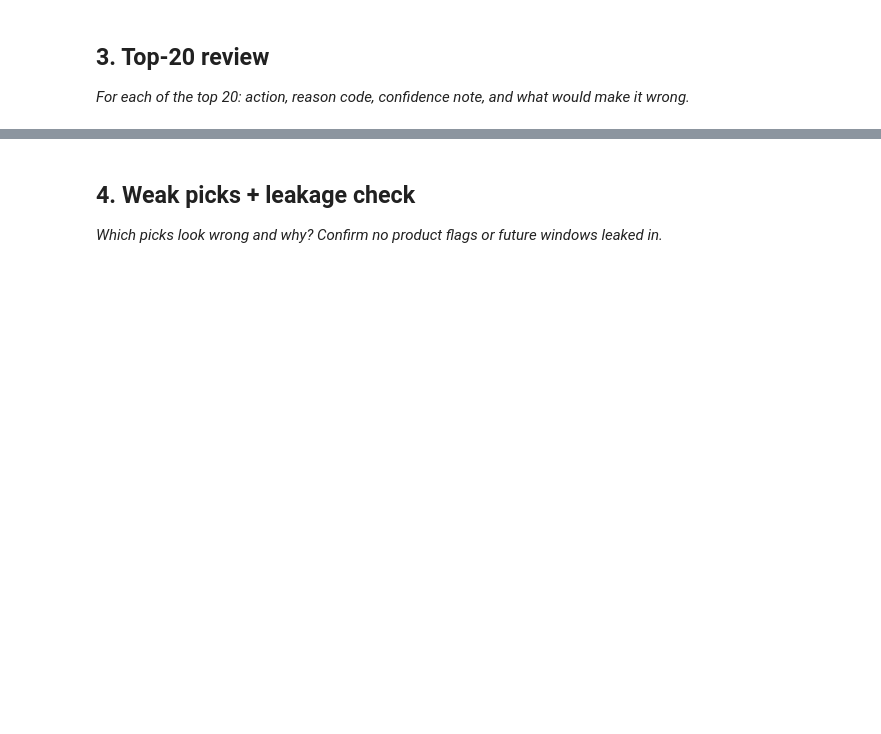
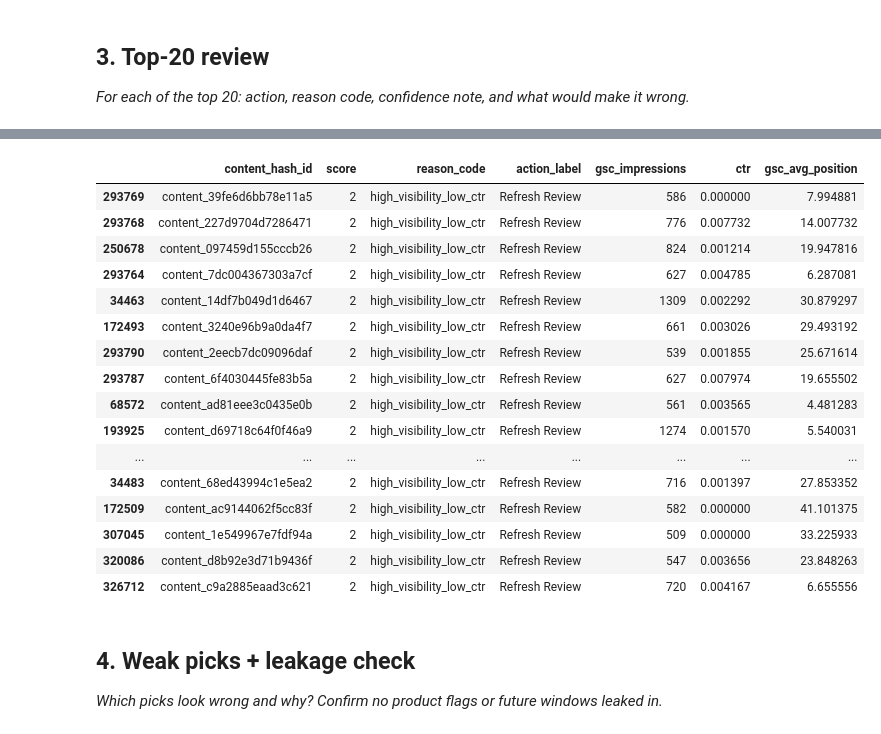
Before and after one commit to Wajiha-Waqar/FlyRankInternship, a Jupyter notebook: work/notebooks/w04_baseline_score.ipynb, the cells around one changed output, grey strips where cells are left out. Saved outputs shown, nothing was run; the diff lists cells and outputs as text; code cells hidden in the pictures; blank space fills up the shorter version.

```diff
--- a/work/notebooks/w04_baseline_score.ipynb
+++ b/work/notebooks/w04_baseline_score.ipynb
@@ -30,3 +360,35 @@ This skeleton is yours to fill. Work the sections **in order** — each one has
+# %%
+top20 = baseline.head(20)
+
+top20[
+[
+"content_hash_id",
+"score",
+"reason_code",
+"action_label",
+"gsc_impressions",
+"ctr",
+"gsc_avg_position"
+]
+]
+# %% [output]
+|  | content_hash_id | score | reason_code | action_label | gsc_impressions | ctr | gsc_avg_position |
+| 293769 | content_39fe6d6bb78e11a5 | 2 | high_visibility_low_ctr | Refresh Review | 586 | 0.000000 | 7.994881 |
+| 293768 | content_227d9704d7286471 | 2 | high_visibility_low_ctr | Refresh Review | 776 | 0.007732 | 14.007732 |
+| 250678 | content_097459d155cccb26 | 2 | high_visibility_low_ctr | Refresh Review | 824 | 0.001214 | 19.947816 |
+| 293764 | content_7dc004367303a7cf | 2 | high_visibility_low_ctr | Refresh Review | 627 | 0.004785 | 6.287081 |
+| 34463 | content_14df7b049d1d6467 | 2 | high_visibility_low_ctr | Refresh Review | 1309 | 0.002292 | 30.879297 |
+| 172493 | content_3240e96b9a0da4f7 | 2 | high_visibility_low_ctr | Refresh Review | 661 | 0.003026 | 29.493192 |
+| 293790 | content_2eecb7dc09096daf | 2 | high_visibility_low_ctr | Refresh Review | 539 | 0.001855 | 25.671614 |
+| 293787 | content_6f4030445fe83b5a | 2 | high_visibility_low_ctr | Refresh Review | 627 | 0.007974 | 19.655502 |
+| 68572 | content_ad81eee3c0435e0b | 2 | high_visibility_low_ctr | Refresh Review | 561 | 0.003565 | 4.481283 |
+| 193925 | content_d69718c64f0f46a9 | 2 | high_visibility_low_ctr | Refresh Review | 1274 | 0.001570 | 5.540031 |
+| ... | ... | ... | ... | ... | ... | ... | ... |
+| 34483 | content_68ed43994c1e5ea2 | 2 | high_visibility_low_ctr | Refresh Review | 716 | 0.001397 | 27.853352 |
+| 172509 | content_ac9144062f5cc83f | 2 | high_visibility_low_ctr | Refresh Review | 582 | 0.000000 | 41.101375 |
+| 307045 | content_1e549967e7fdf94a | 2 | high_visibility_low_ctr | Refresh Review | 509 | 0.000000 | 33.225933 |
+| 320086 | content_d8b92e3d71b9436f | 2 | high_visibility_low_ctr | Refresh Review | 547 | 0.003656 | 23.848263 |
+| 326712 | content_c9a2885eaad3c621 | 2 | high_visibility_low_ctr | Refresh Review | 720 | 0.004167 | 6.655556 |
 # %% [markdown]
 ## 4. Weak picks + leakage check
 
```
Also changed, not shown: parts of 36 cells of this notebook.
